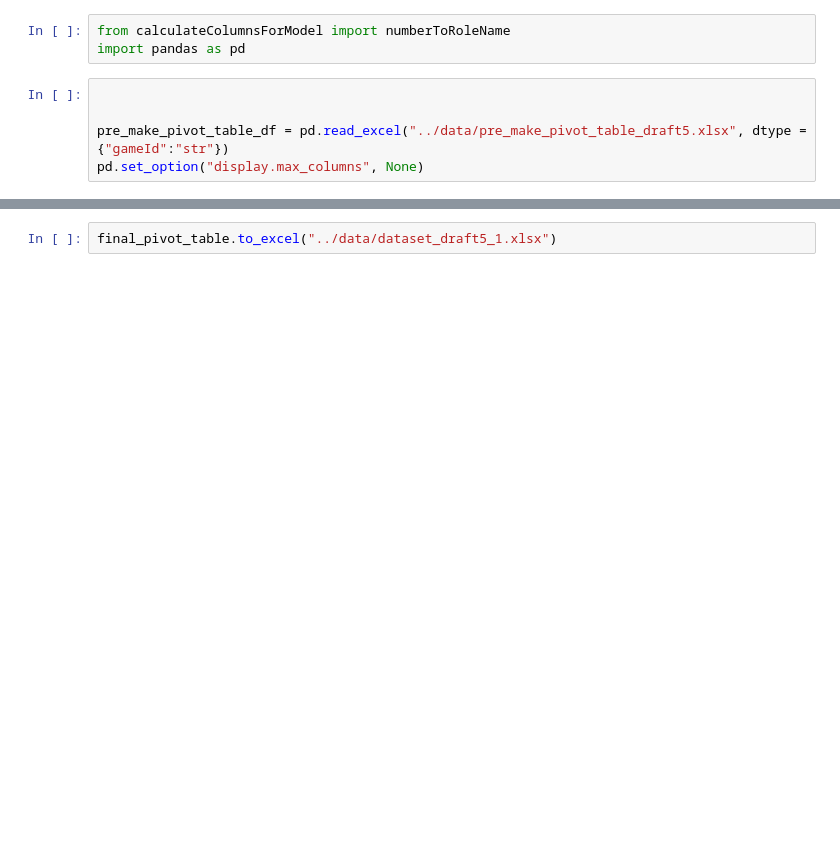
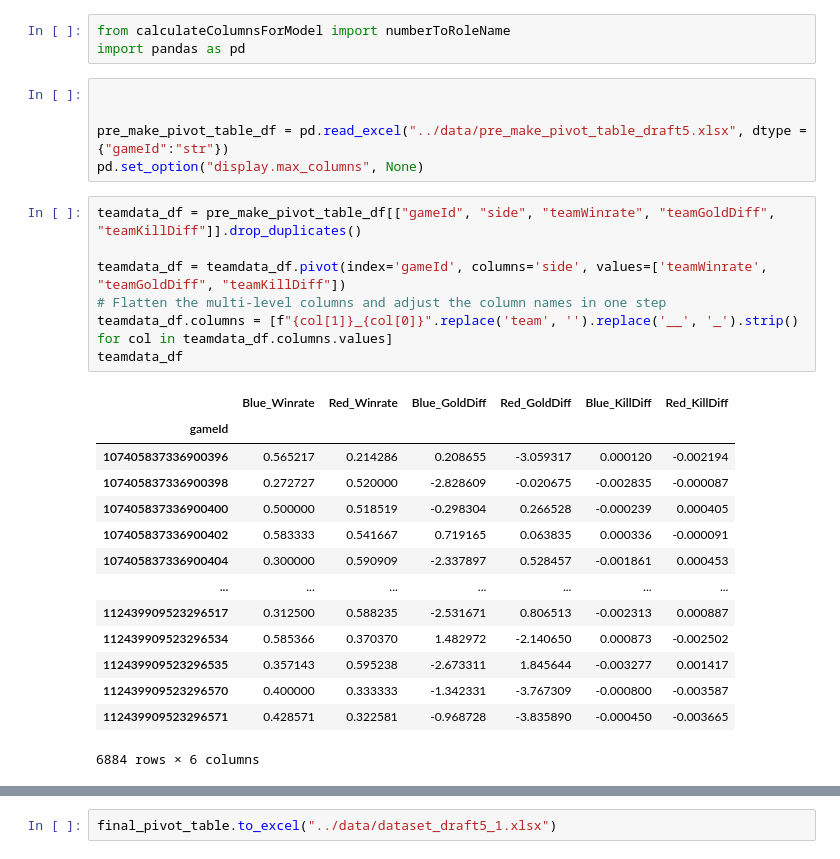
Before and after one commit to chlxogur/penta_kill_data_science, a Jupyter notebook: make_datatset.ipynb, the cells around one changed output, grey strips where cells are left out. Cells and saved outputs as stored; diff of their text form; blank space fills up the shorter version.

```diff
--- a/make_datatset.ipynb
+++ b/make_datatset.ipynb
@@ -6,6 +6,28 @@ import pandas as pd
 
 pre_make_pivot_table_df = pd.read_excel("../data/pre_make_pivot_table_draft5.xlsx", dtype = {"gameId":"str"})
 pd.set_option("display.max_columns", None)
+# %%
+teamdata_df = pre_make_pivot_table_df[["gameId", "side", "teamWinrate", "teamGoldDiff", "teamKillDiff"]].drop_duplicates()
+
+teamdata_df = teamdata_df.pivot(index='gameId', columns='side', values=['teamWinrate', "teamGoldDiff", "teamKillDiff"])
+# Flatten the multi-level columns and adjust the column names in one step
+teamdata_df.columns = [f"{col[1]}_{col[0]}".replace('team', '').replace('__', '_').strip() for col in teamdata_df.columns.values]
+teamdata_df
+# %% [output]
+|  | Blue_Winrate | Red_Winrate | Blue_GoldDiff | Red_GoldDiff | Blue_KillDiff | Red_KillDiff |
+| gameId |  |  |  |  |  |  |
+| 107405837336900396 | 0.565217 | 0.214286 | 0.208655 | -3.059317 | 0.000120 | -0.002194 |
+| 107405837336900398 | 0.272727 | 0.520000 | -2.828609 | -0.020675 | -0.002835 | -0.000087 |
+| 107405837336900400 | 0.500000 | 0.518519 | -0.298304 | 0.266528 | -0.000239 | 0.000405 |
+| 107405837336900402 | 0.583333 | 0.541667 | 0.719165 | 0.063835 | 0.000336 | -0.000091 |
+| 107405837336900404 | 0.300000 | 0.590909 | -2.337897 | 0.528457 | -0.001861 | 0.000453 |
+| ... | ... | ... | ... | ... | ... | ... |
+| 112439909523296517 | 0.312500 | 0.588235 | -2.531671 | 0.806513 | -0.002313 | 0.000887 |
+| 112439909523296534 | 0.585366 | 0.370370 | 1.482972 | -2.140650 | 0.000873 | -0.002502 |
+| 112439909523296535 | 0.357143 | 0.595238 | -2.673311 | 1.845644 | -0.003277 | 0.001417 |
+| 112439909523296570 | 0.400000 | 0.333333 | -1.342331 | -3.767309 | -0.000800 | -0.003587 |
+| 112439909523296571 | 0.428571 | 0.322581 | -0.968728 | -3.835890 | -0.000450 | -0.003665 |
+6884 rows × 6 columns
 # %%
 fromvalue_pivot = pd.pivot_table(
     pre_make_pivot_table_df,
```
Also changed, not shown: parts of 2 cells of this notebook, 2 other files.
